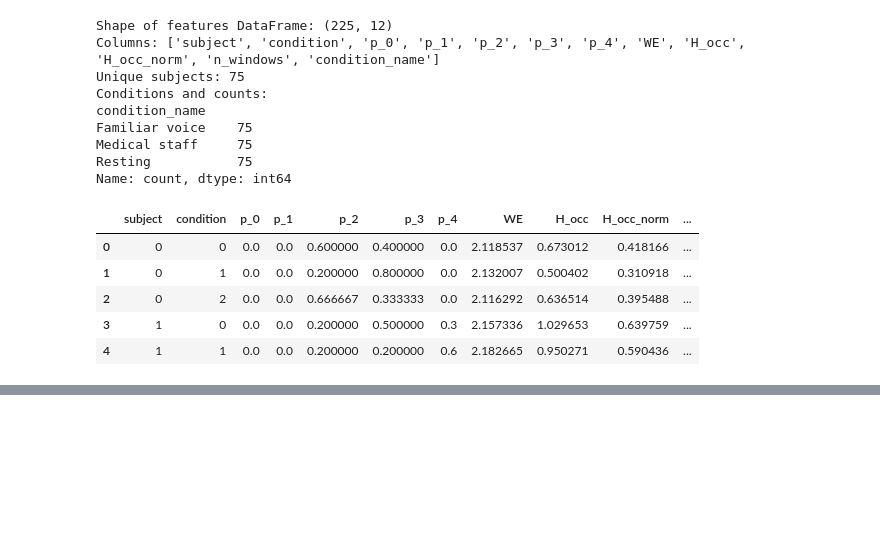
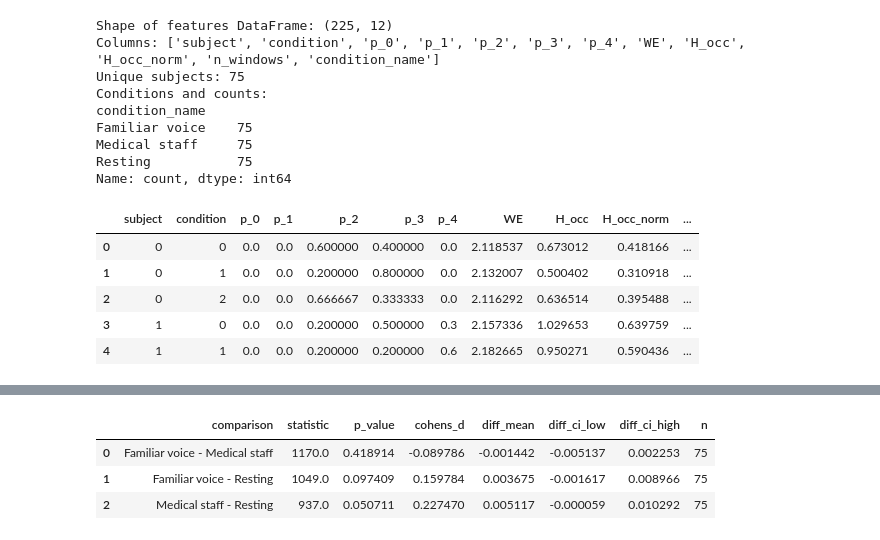
Before and after one commit to bsm96/eeg-bachelor, a Jupyter notebook: notebooks/07_brain_states_kmedoids_stats.ipynb, the cells around one changed output, grey strips where cells are left out. Drawn from its saved outputs; the diff is of its cells as text; code cells hidden in the pictures; blank space fills up the shorter version.

```diff
--- a/notebooks/07_brain_states_kmedoids_stats.ipynb
+++ b/notebooks/07_brain_states_kmedoids_stats.ipynb
@@ -82,0 +312,96 @@ These quantities mirror the idea of contrasting more complex vs. more stereotype
+# %%
+# Helper function: reshape to wide subject×condition table
+def to_wide(df, metric, subject_col="subject", condition_col="condition_name", condition_order=None):
+    """Convert long-form DataFrame to wide format (subjects × conditions) for a given metric."""
+    if condition_order is None:  # If no explicit order is provided
+        condition_order = sorted(df[condition_col].unique())  # Use sorted unique conditions
+
+    # Pivot to wide format
+    wide = df.pivot_table(
+        index=subject_col,
+        columns=condition_col,
+        values=metric,
+        aggfunc="mean",
+    )  # Wide table with one row per subject
+
+    # Reorder columns to desired condition order
+    wide = wide.loc[:, condition_order]  # Ensure consistent column order
+
+    # Drop subjects with any missing values
+    wide = wide.dropna(axis=0, how="any")  # Remove subjects lacking any condition
+
+    return wide  # Return wide-format DataFrame
+
+
+# Helper function: run Friedman + Wilcoxon for one metric
+def run_within_subject_tests(df, metric, condition_order):
+    """Run Friedman test and Wilcoxon post-hoc comparisons for a metric."""
+    print(f"\n=== Within-subject tests for {metric} ===")  # Announce metric
+
+    wide = to_wide(df, metric, condition_order=condition_order)  # Get subject×condition matrix
+    print("Wide table shape (subjects × conditions):", wide.shape)  # Show shape
+
+    # Extract values in fixed condition order
+    data_arrays = [wide[cond].values for cond in condition_order]  # Collect per-condition arrays
+
+    # Friedman test
+    friedman_stat, friedman_p = stats.friedmanchisquare(*data_arrays)  # Run Friedman test
+    print(f"Friedman test: chi2 = {friedman_stat:.3f}, p = {friedman_p:.8f}")  # Print result
+
+    # Create structure for pairwise comparisons
+    pairs = [
+        (condition_order[0], condition_order[1]),  # Familiar vs Medical
+        (condition_order[0], condition_order[2]),  # Familiar vs Resting
+        (condition_order[1], condition_order[2]),  # Medical vs Resting
+    ]  # Define condition pairs
+
+    results = []  # Collect pairwise results
+
+    for a, b in pairs:  # Loop through condition pairs
+        x = wide[a].values  # Values for condition a
+        y = wide[b].values  # Values for condition b
+        diff = x - y  # Paired differences
+        # Wilcoxon signed-rank test
+        try:
+            stat, p_val = stats.wilcoxon(x, y)  # Perform Wilcoxon test
+        except ValueError as e:
+            print(f"Wilcoxon failed for {a} vs {b}: {e}")  # Report failure
+            continue  # Skip this pair if test cannot be computed
+
+        # Effect size: paired Cohen's d
+        diff_mean = diff.mean()  # Mean difference
+        diff_std = diff.std(ddof=1)  # Standard deviation of differences
+        d = diff_mean / diff_std if diff_std > 0 else np.nan  # Cohen's d
+
+        # 95% CI for mean difference using t-distribution
+        n = len(diff)  # Number of paired samples
+        sem_diff = diff_std / np.sqrt(n)  # Standard error of mean difference
+        t_crit = stats.t.ppf(0.975, df=n - 1)  # Two-sided t critical value
+        ci_low = diff_mean - t_crit * sem_diff  # Lower CI bound
+        ci_high = diff_mean + t_crit * sem_diff  # Upper CI bound
+
+        results.append(
+            {
+                "comparison": f"{a} - {b}",
+                "statistic": stat,
+                "p_value": p_val,
+                "cohens_d": d,
+                "diff_mean": diff_mean,
+                "diff_ci_low": ci_low,
+                "diff_ci_high": ci_high,
+                "n": n,
+            }
+        )  # Append results row
+
+    results_df = pd.DataFrame(results)  # Convert results to DataFrame
+    display(results_df)  # Show pairwise comparison table
+
+    return friedman_stat, friedman_p, results_df  # Return summary
+
+
+# Run tests for the main metrics
+friedman_results = {}  # Store Friedman and pairwise results per metric
+
+for metric in ["WE", "H_occ_norm", "p_high", "p_low"]:  # Loop through core metrics
+    friedman_results[metric] = run_within_subject_tests(df, metric, condition_order)  # Run tests
+# %% [output]
@@ -82,0 +411,4 @@ These quantities mirror the idea of contrasting more complex vs. more stereotype
+|  | comparison | statistic | p_value | cohens_d | diff_mean | diff_ci_low | diff_ci_high | n |
+| 0 | Familiar voice - Medical staff | 1170.0 | 0.418914 | -0.089786 | -0.001442 | -0.005137 | 0.002253 | 75 |
+| 1 | Familiar voice - Resting | 1049.0 | 0.097409 | 0.159784 | 0.003675 | -0.001617 | 0.008966 | 75 |
+| 2 | Medical staff - Resting | 937.0 | 0.050711 | 0.227470 | 0.005117 | -0.000059 | 0.010292 | 75 |
```
Also changed, not shown: parts of 10 cells of this notebook, 2 other files.
